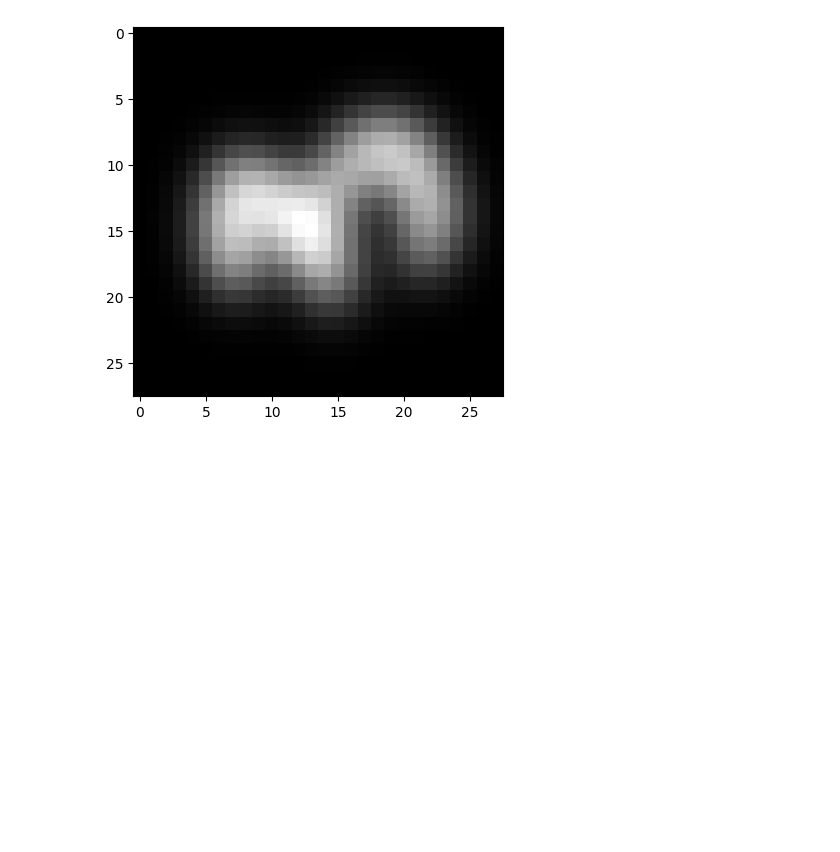
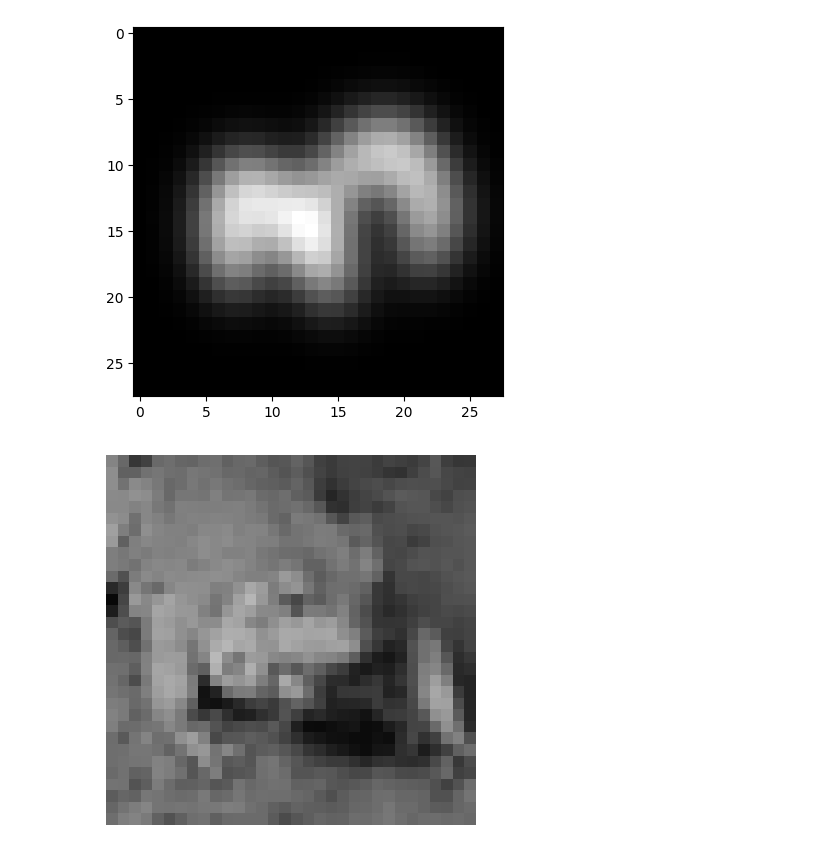
Before and after one commit to realmatthewpeng/percept, a Jupyter notebook: test_notebooks/phosphene_generator_test.ipynb, the cells around one changed output. Saved outputs shown, nothing was run; the diff lists cells and outputs as text; code cells hidden in the pictures; blank space fills up the shorter version.

Commit message:
resnet56 working on cifar10

```diff
--- a/test_notebooks/phosphene_generator_test.ipynb
+++ b/test_notebooks/phosphene_generator_test.ipynb
@@ -213,3 +213,22 @@ np.max(file['data'][5000])
 # %% [output]
 3.305985
 [figure]
+# %%
+import torchvision
+import torchvision.transforms as transforms
+
+# Define transformations to normalize the data
+transform = transforms.Compose([
+    transforms.ToTensor(),
+    transforms.Grayscale(num_output_channels=3),
+    # transforms.Normalize(mean=[0.485, 0.456, 0.406], std=[0.229, 0.224, 0.225])
+])
+
+# Load the testing dataset
+testset = torchvision.datasets.CIFAR10(root='../datasets/cifar10/', train=False, download=False, transform=transform)
+# %%
+plt.imshow(testset[5][0].permute(1, 2, 0))
+plt.axis('off')  # Hide axes
+plt.show()
+# %% [output]
+[figure, added]
```
Also changed, not shown: parts of 4 cells of this notebook, 10 other files.
